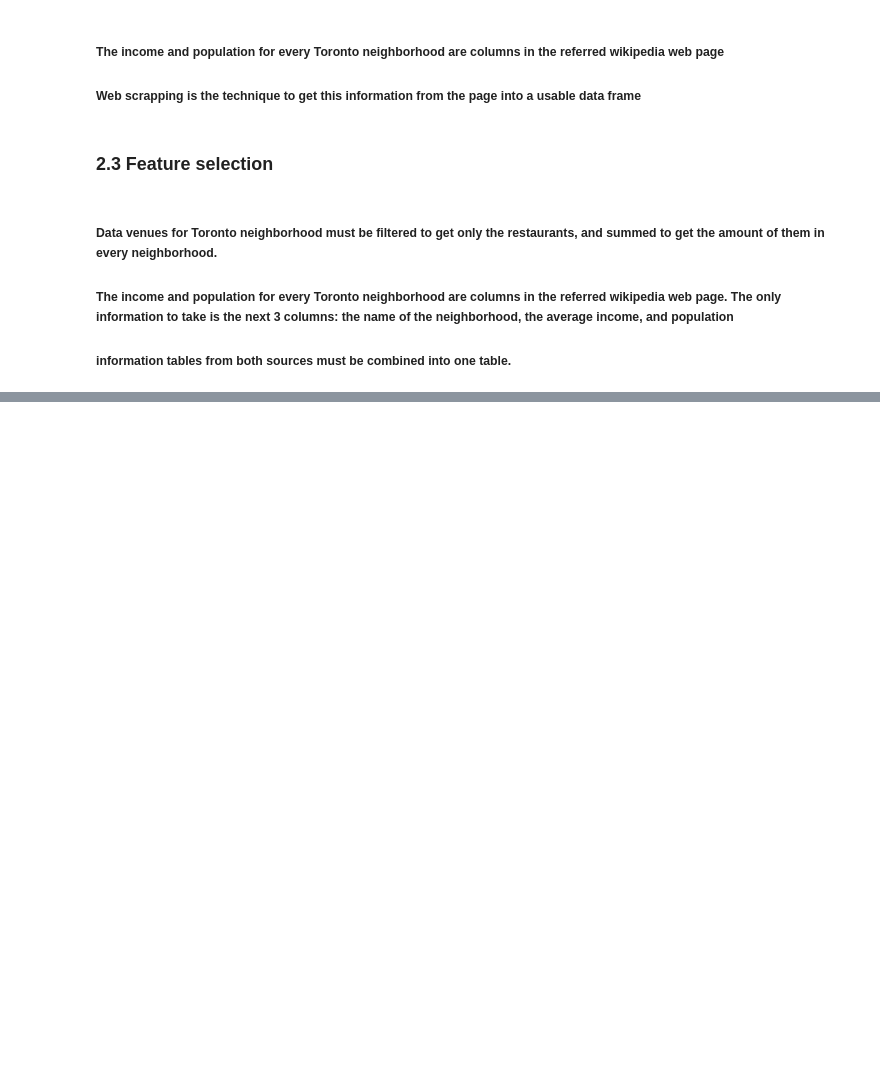
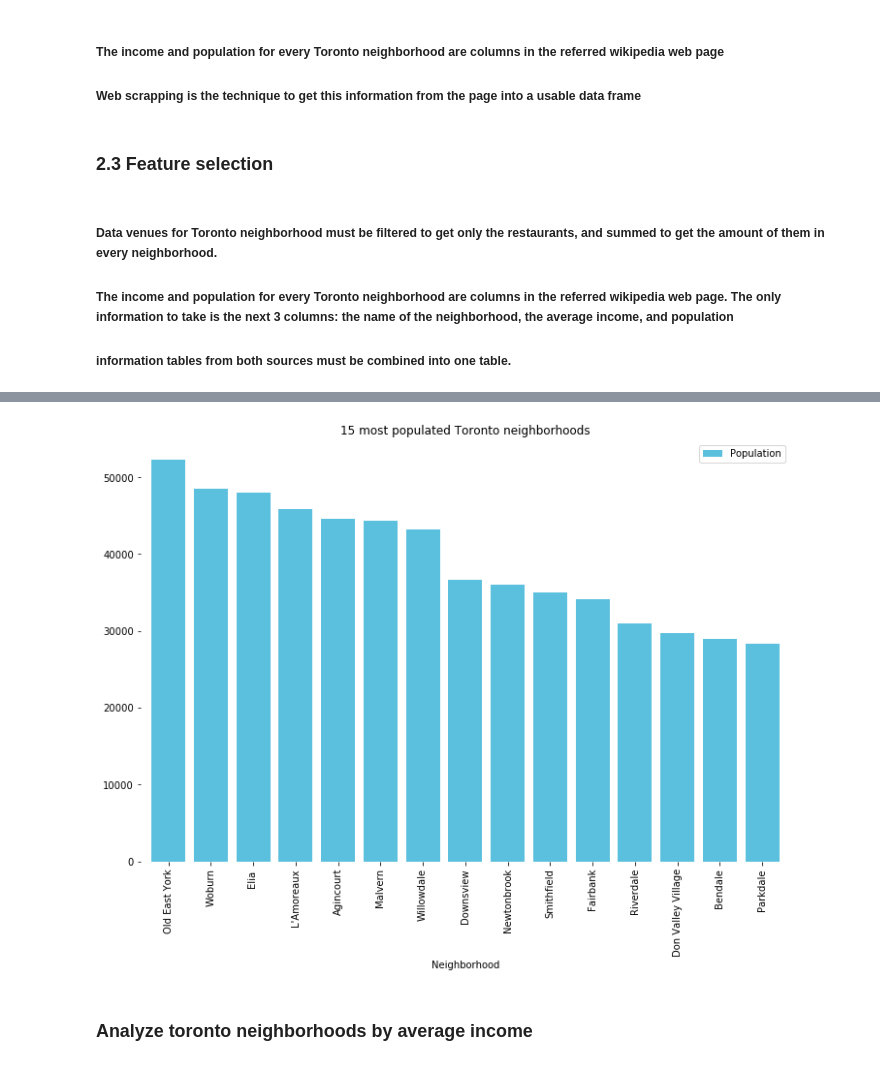
Before and after one commit to MiguelTamaritCortina/github-coursera, a Jupyter notebook: SelectNeighborhoodForNewBusiness.ipynb, the cells around one changed output, grey strips where cells are left out. Cells and saved outputs as stored; diff of their text form; code cells hidden in the pictures; blank space fills up the shorter version.

```diff
--- a/SelectNeighborhoodForNewBusiness.ipynb
+++ b/SelectNeighborhoodForNewBusiness.ipynb
@@ -43,0 +177,9 @@
+# %%
+import matplotlib
+import matplotlib.pyplot as plt
+
+dfPopulation = df[['Neighborhood','Population']]
+dfPopSort = dfPopulation.sort_values(['Population'], ascending=False)
+dfPlot = dfPopSort.head(15)
+dfPlot.set_index('Neighborhood', inplace = True)
+dfPlot
@@ -43,0 +204,12 @@
+# %%
+dfPlot.plot(kind='bar', color=['#5bc0de'], width=0.8, figsize=[12,8])
+plt.title('15 most populated Toronto neighborhoods')
+y = np.arange(0)
+#plt.yticks(y, " ")
+plt.box(on=None)
+plt.rcParams.update({'font.size': 16})
+plt.show()
+# %% [output]
+[figure, added]
+# %% [markdown]
+### Analyze toronto neighborhoods by average income
```
Also changed, not shown: parts of 38 cells of this notebook, 2 other files.
